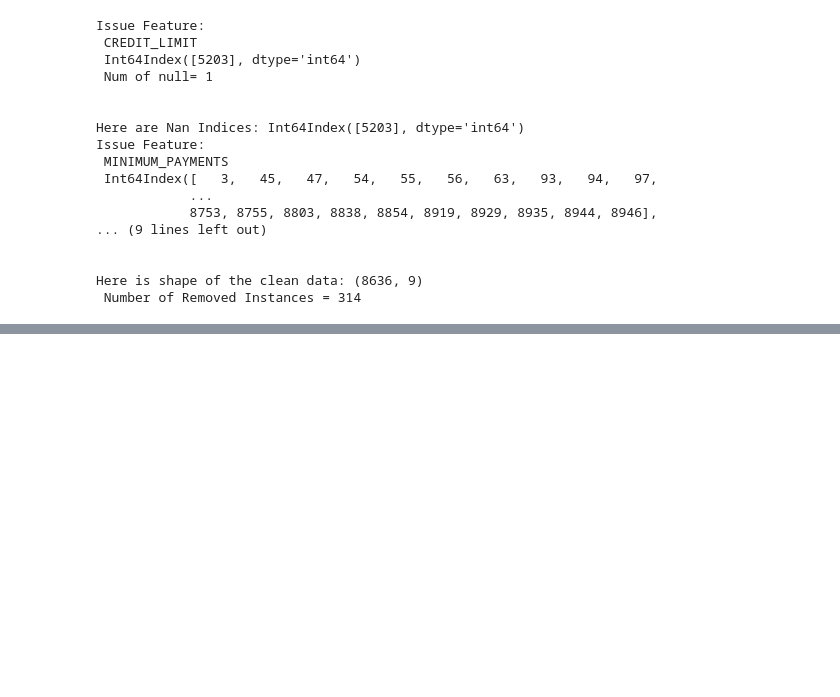
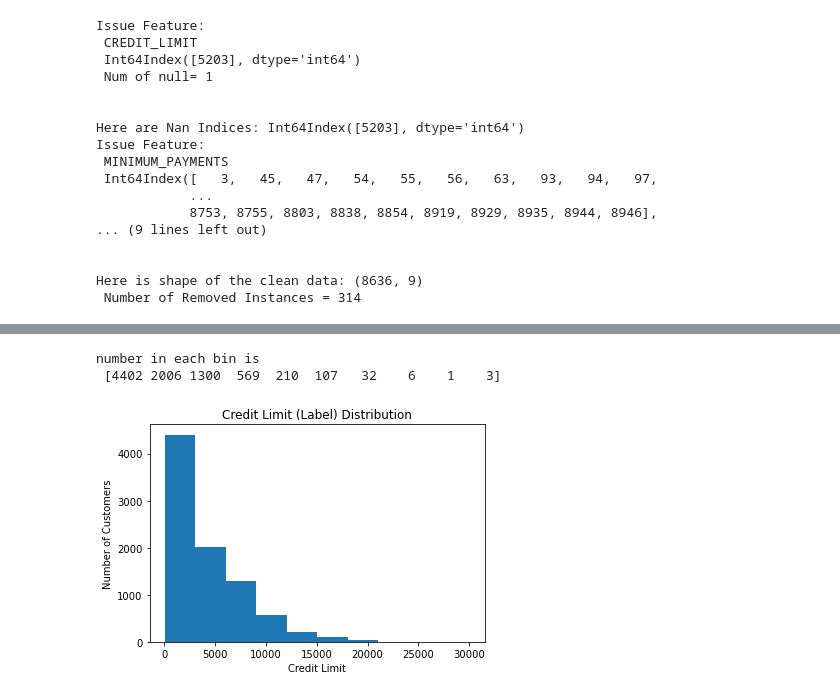
Before and after one commit to Addieduncan/customer-segmentation-project, a Jupyter notebook: inspect_data.ipynb, the cells around one changed output, grey strips where cells are left out. Drawn from its saved outputs; the diff is of its cells as text; code cells hidden in the pictures; blank space fills up the shorter version.

Commit message:
code polished, visualization added

```diff
--- a/inspect_data.ipynb
+++ b/inspect_data.ipynb
@@ -269,0 +281,10 @@ plt.title('GMM-Clustering using {} centers'.format(k),fontsize=16, fontweight='b
+# %%
+plt.hist(y, bins=10)
+plt.title('Credit Limit (Label) Distribution')
+plt.xlabel('Credit Limit')
+plt.ylabel('Number of Customers')
+print('number in each bin is\n', np.histogram(y,bins=10)[0])
+# %% [output]
+number in each bin is
+ [4402 2006 1300  569  210  107   32    6    1    3]
+[figure, added]
```
Also changed, not shown: parts of 8 cells of this notebook, 2 other files.
